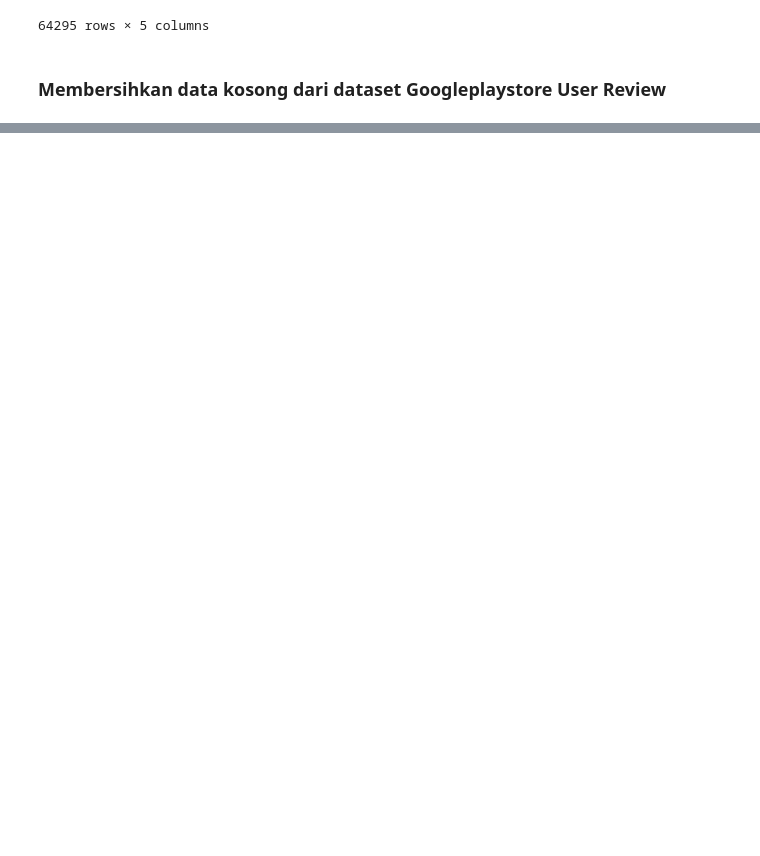
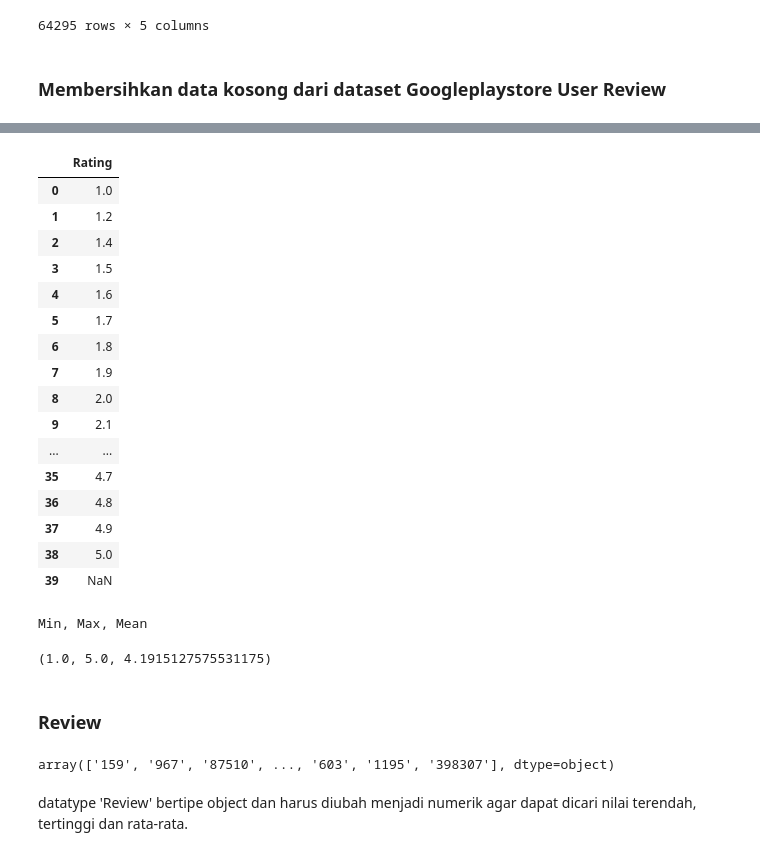
Before and after one commit to rafaelstevi/GooglePlaystore, a Jupyter notebook: Files/eda-googleplaystore.ipynb, the cells around one changed output, grey strips where cells are left out. Saved outputs shown, nothing was run; the diff lists cells and outputs as text; code cells hidden in the pictures; blank space fills up the shorter version.

```diff
--- a/Files/eda-googleplaystore.ipynb
+++ b/Files/eda-googleplaystore.ipynb
@@ -179,0 +248,50 @@ Jumlah baris dengan Nilai Nan minimum 4 :  26863
+# %%
+# mengkonversi tipe data dari kolom Rating
+dfGapps['Rating'] = pd.to_numeric(dfGapps['Rating'], errors='coerce')
+# %%
+# membuat list untuk menampung data Rating yang unik
+data_rat = {'Rating':dfGapps['Rating'].unique()}
+
+# memasukan data Rating ke dataframe
+dfRat = pd.DataFrame(data_rat)
+
+# sorting data rating dari terendah-tertinggi
+dfRat.sort_values('Rating',inplace = True, ascending=True)
+
+#Pengindexan ulang
+dfRat = dfRat.reset_index(drop=True)
+dfRat
+# %% [output]
+|  | Rating |
+| 0 | 1.0 |
+| 1 | 1.2 |
+| 2 | 1.4 |
+| 3 | 1.5 |
+| 4 | 1.6 |
+| 5 | 1.7 |
+| 6 | 1.8 |
+| 7 | 1.9 |
+| 8 | 2.0 |
+| 9 | 2.1 |
+| ... | ... |
+| 35 | 4.7 |
+| 36 | 4.8 |
+| 37 | 4.9 |
+| 38 | 5.0 |
+| 39 | NaN |
+# %%
+#Nilai terendah, tertinggi dan rata-rata dari kolom Rating
+print("Min,","Max,","Mean")
+dfGapps['Rating'].min(),dfGapps['Rating'].max(),dfGapps['Rating'].mean()
+# %% [output]
+Min, Max, Mean
+(1.0, 5.0, 4.1915127575531175)
+# %% [markdown]
+### Review
+# %%
+# nilai unik dari kolom Review
+dfGapps['Reviews'].unique()
+# %% [output]
+array(['159', '967', '87510', ..., '603', '1195', '398307'], dtype=object)
+# %% [markdown]
+datatype 'Review' bertipe object dan harus diubah menjadi numerik agar dapat dicari nilai terendah, tertinggi dan rata-rata.
```
Also changed, not shown: parts of 57 cells of this notebook, 4 other files.
